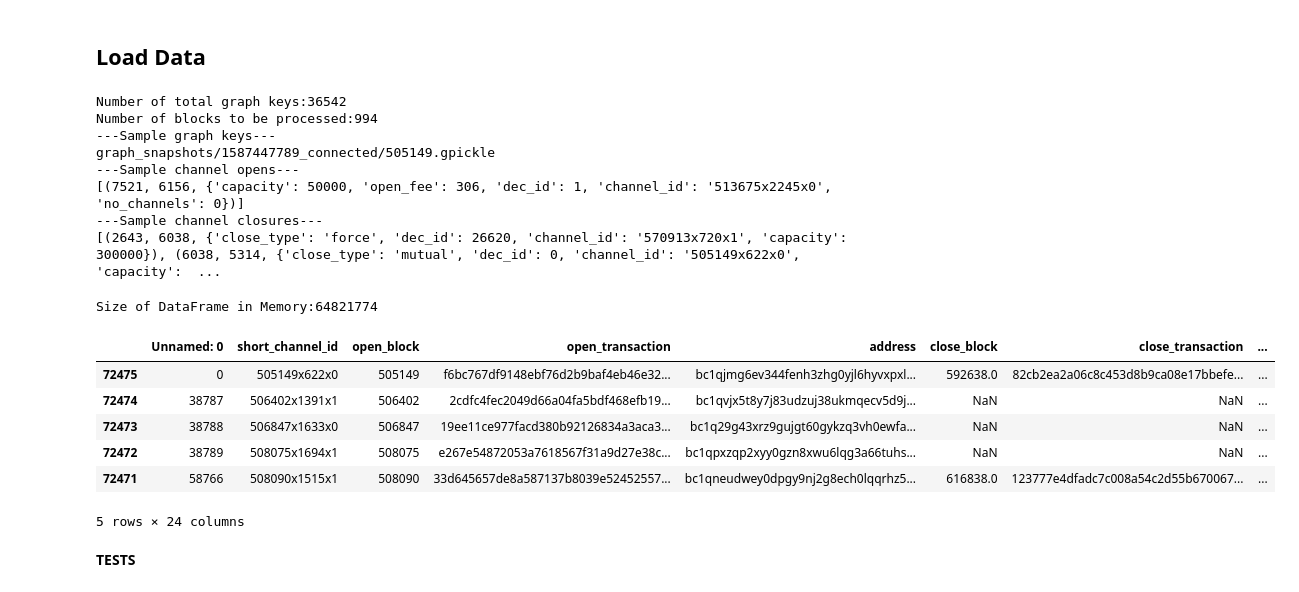
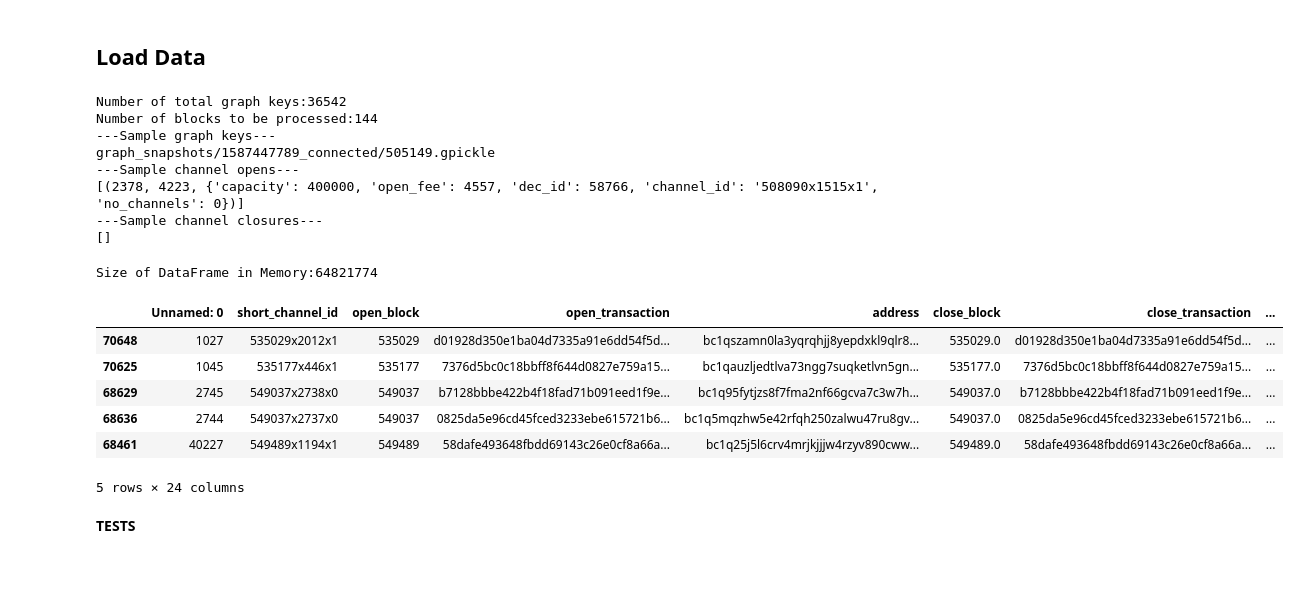
Before and after one commit to dsrincon/ln_strategy, a Jupyter notebook: ln-datapp-stability_efficiency_calculations.ipynb, the cells around one changed output. Saved outputs shown, nothing was run; the diff lists cells and outputs as text; code cells hidden in the pictures.

Commit message:
closeness attempts

```diff
--- a/ln-datapp-stability_efficiency_calculations.ipynb
+++ b/ln-datapp-stability_efficiency_calculations.ipynb
@@ -270,35 +290,35 @@ print("Number of blocks to be processed:{}".format(len(extract_keys)))
 print("---Sample graph keys---")
 print(graph_keys[0])
 print("---Sample channel opens---")
-print(channel_opens[513675])
+print(channel_opens[508090])
 print("---Sample channel closures---")
-print(channel_closures[592638])
+print(channel_closures[508090])
 # %% [output]
 Number of total graph keys:36542
-Number of blocks to be processed:994
+Number of blocks to be processed:144
 ---Sample graph keys---
 graph_snapshots/1587447789_connected/505149.gpickle
 ---Sample channel opens---
-[(7521, 6156, {'capacity': 50000, 'open_fee': 306, 'dec_id': 1, 'channel_id': '513675x2245x0', 'no_channels': 0})]
+[(2378, 4223, {'capacity': 400000, 'open_fee': 4557, 'dec_id': 58766, 'channel_id': '508090x1515x1', 'no_channels': 0})]
 ---Sample channel closures---
-[(2643, 6038, {'close_type': 'force', 'dec_id': 26620, 'channel_id': '570913x720x1', 'capacity': 300000}), (6038, 5314, {'close_type': 'mutual', 'dec_id': 0, 'channel_id': '505149x622x0', 'capacity':  ...
+[]
 # %%
 # Sort and visualize DataFrame
 
 decisions_df.sort_values(by=['open_block'],inplace=True,ascending=True)
 print('Size of DataFrame in Memory:{}'.format(sys.getsizeof(decisions_df)))
 # Check specific channel id
 #decisions_df[decisions_df['short_channel_id']=='513675x2245x0'].head()
 
-decisions_df.head()
+decisions_df.sort_values(by=['close_block'],ascending=True).head()
 # %% [output]
 Size of DataFrame in Memory:64821774
 |  | Unnamed: 0 | short_channel_id | open_block | open_transaction | address | close_block | close_transaction | ... |
-| 72475 | 0 | 505149x622x0 | 505149 | f6bc767df9148ebf76d2b9baf4eb46e32... | bc1qjmg6ev344fenh3zhg0yjl6hyvxpxl... | 592638.0 | 82cb2ea2a06c8c453d8b9ca08e17bbefe... | ... |
-| 72474 | 38787 | 506402x1391x1 | 506402 | 2cdfc4fec2049d66a04fa5bdf468efb19... | bc1qvjx5t8y7j83udzuj38ukmqecv5d9j... | NaN | NaN | ... |
-| 72473 | 38788 | 506847x1633x0 | 506847 | 19ee11ce977facd380b92126834a3aca3... | bc1q29g43xrz9gujgt60gykzq3vh0ewfa... | NaN | NaN | ... |
-| 72472 | 38789 | 508075x1694x1 | 508075 | e267e54872053a7618567f31a9d27e38c... | bc1qpxzqp2xyy0gzn8xwu6lqg3a66tuhs... | NaN | NaN | ... |
-| 72471 | 58766 | 508090x1515x1 | 508090 | 33d645657de8a587137b8039e52452557... | bc1qneudwey0dpgy9nj2g8ech0lqqrhz5... | 616838.0 | 123777e4dfadc7c008a54c2d55b670067... | ... |
+| 70648 | 1027 | 535029x2012x1 | 535029 | d01928d350e1ba04d7335a91e6dd54f5d... | bc1qszamn0la3yqrqhjj8yepdxkl9qlr8... | 535029.0 | d01928d350e1ba04d7335a91e6dd54f5d... | ... |
+| 70625 | 1045 | 535177x446x1 | 535177 | 7376d5bc0c18bbff8f644d0827e759a15... | bc1qauzljedtlva73ngg7suqketlvn5gn... | 535177.0 | 7376d5bc0c18bbff8f644d0827e759a15... | ... |
+| 68629 | 2745 | 549037x2738x0 | 549037 | b7128bbbe422b4f18fad71b091eed1f9e... | bc1q95fytjzs8f7fma2nf66gcva7c3w7h... | 549037.0 | b7128bbbe422b4f18fad71b091eed1f9e... | ... |
+| 68636 | 2744 | 549037x2737x0 | 549037 | 0825da5e96cd45fced3233ebe615721b6... | bc1q5mqzhw5e42rfqh250zalwu47ru8gv... | 549037.0 | 0825da5e96cd45fced3233ebe615721b6... | ... |
+| 68461 | 40227 | 549489x1194x1 | 549489 | 58dafe493648fbdd69143c26e0cf8a66a... | bc1q25j5l6crv4mrjkjjjw4rzyv890cww... | 549489.0 | 58dafe493648fbdd69143c26e0cf8a66a... | ... |
 5 rows × 24 columns
 # %% [markdown]
 **TESTS**
```
Also changed, not shown: parts of 22 cells of this notebook, 1 other file.
